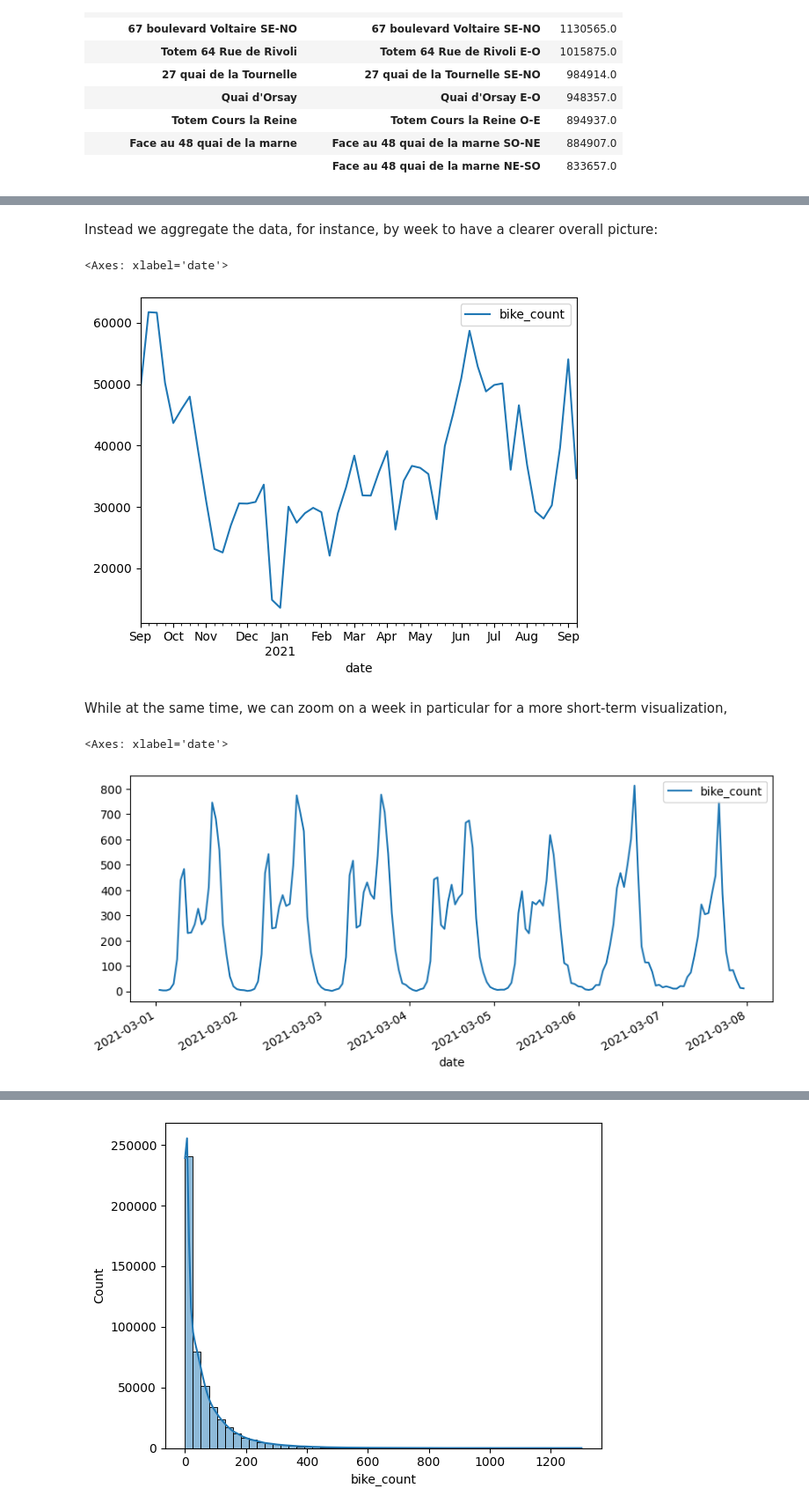
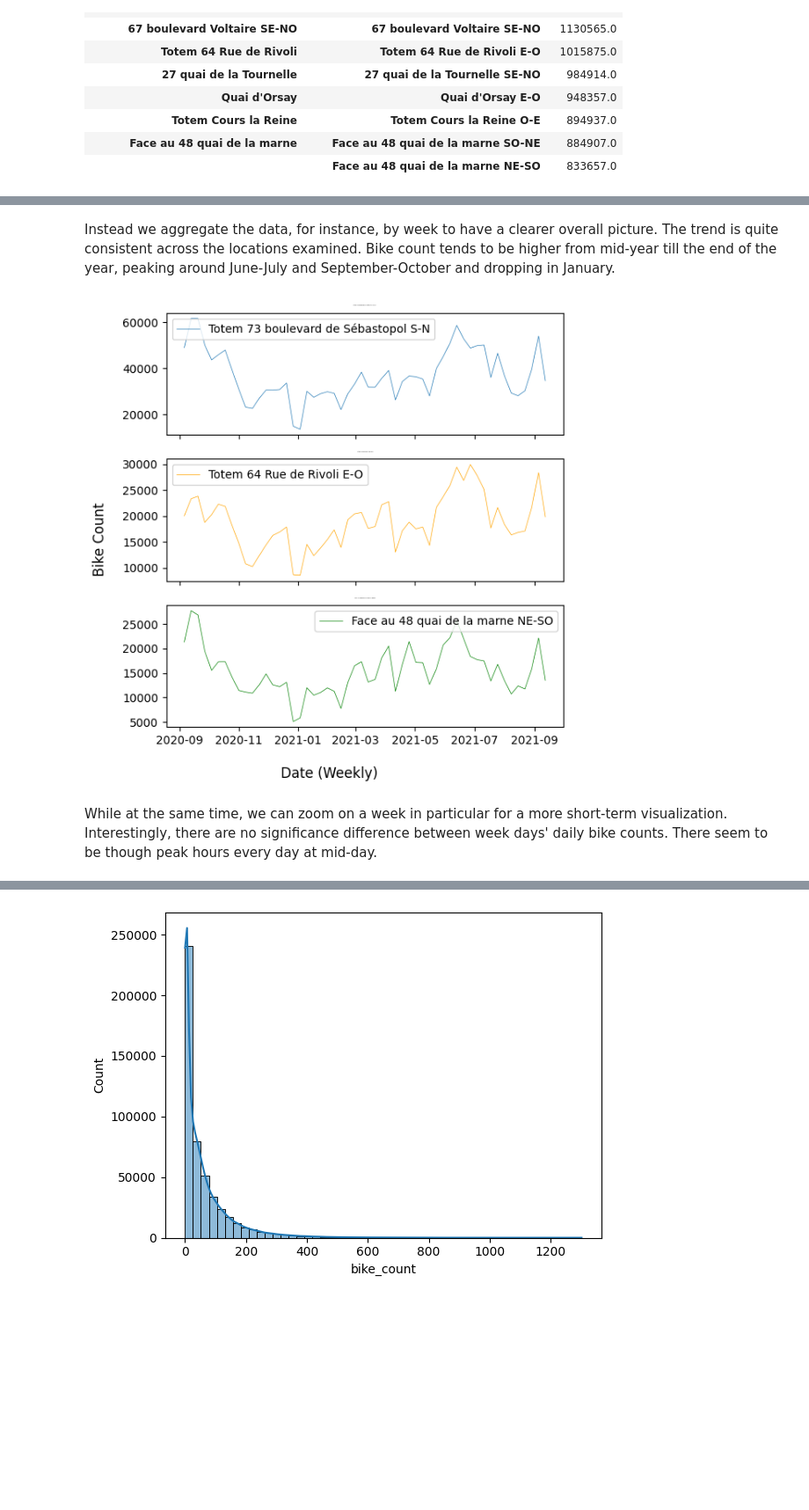
Before and after one commit to rafafvs/python_project, a Jupyter notebook: bike_counters_starting_kit.ipynb, the cells around one changed output, grey strips where cells are left out. Shown at 88% size. Drawn from its saved outputs; the diff is of its cells as text; code cells hidden in the pictures; blank space fills up the shorter version.

Commit message:
visualization

```diff
--- a/bike_counters_starting_kit.ipynb
+++ b/bike_counters_starting_kit.ipynb
@@ -137,24 +156,30 @@ data[mask].plot(x="date", y="bike_count")
 # %% [markdown]
-Instead we aggregate the data, for instance, by week to have a clearer overall picture:
+Instead we aggregate the data, for instance, by week to have a clearer overall picture. The trend is quite consistent across the locations examined. Bike count tends to be higher from mid-year till the end of the year, peaking around June-July and September-October and dropping in January.
 # %%
-mask = data["counter_name"] == "Totem 73 boulevard de Sébastopol S-N"
+weekly_data_mask = data[mask].groupby(pd.Grouper(freq="1w", key="date"))[["bike_count"]].sum()
+weekly_data_mask1 = data[mask1].groupby(pd.Grouper(freq="1w", key="date"))[["bike_count"]].sum()
+weekly_data_mask2 = data[mask2].groupby(pd.Grouper(freq="1w", key="date"))[["bike_count"]].sum()
 
-data[mask].groupby(pd.Grouper(freq="1w", key="date"))[["bike_count"]].sum().plot()
+fig, axs = plt.subplots(3, 1, figsize=(6, 6), sharex=True)
+
+axs[0].plot(weekly_data_mask.index, weekly_data_mask["bike_count"], linewidth=0.5, label="Totem 73 boulevard de Sébastopol S-N")
+axs[0].set_title("Totem 73 boulevard de Sébastopol S-N", fontsize=0.1)
+axs[0].legend()
+
+axs[1].plot(weekly_data_mask1.index, weekly_data_mask1["bike_count"], linewidth=0.5, color="orange", label="Totem 64 Rue de Rivoli E-O")
+axs[1].set_title("Totem 64 Rue de Rivoli E-O", fontsize=0.1)
+axs[1].legend()
+
+axs[2].plot(weekly_data_mask2.index, weekly_data_mask2["bike_count"], linewidth=0.5, color="green", label="Face au 48 quai de la marne NE-SO")
+axs[2].set_title("Face au 48 quai de la marne NE-SO", fontsize=0.1)
+axs[2].legend()
+
+fig.supxlabel("Date (Weekly)")
+fig.supylabel("Bike Count")
+
+plt.tight_layout()
+plt.show()
 # %% [output]
-<Axes: xlabel='date'>
-[figure, old version]
+[figure, new version]
 # %% [markdown]
-While at the same time, we can zoom on a week in particular for a more short-term visualization,
+While at the same time, we can zoom on a week in particular for a more short-term visualization. Interestingly, there are no significance difference between week days' daily bike counts. There seem to be though peak hours every day at mid-day.
-# %%
-fig, ax = plt.subplots(figsize=(10, 4))
-
-mask = (
-    (data["counter_name"] == "Totem 73 boulevard de Sébastopol S-N")
-    & (data["date"] > pd.to_datetime("2021/03/01"))
-    & (data["date"] < pd.to_datetime("2021/03/08"))
-)
-
-data[mask].plot(x="date", y="bike_count", ax=ax)
-# %% [output]
-<Axes: xlabel='date'>
-[figure, removed]
```
Also changed, not shown: parts of 13 cells of this notebook.
